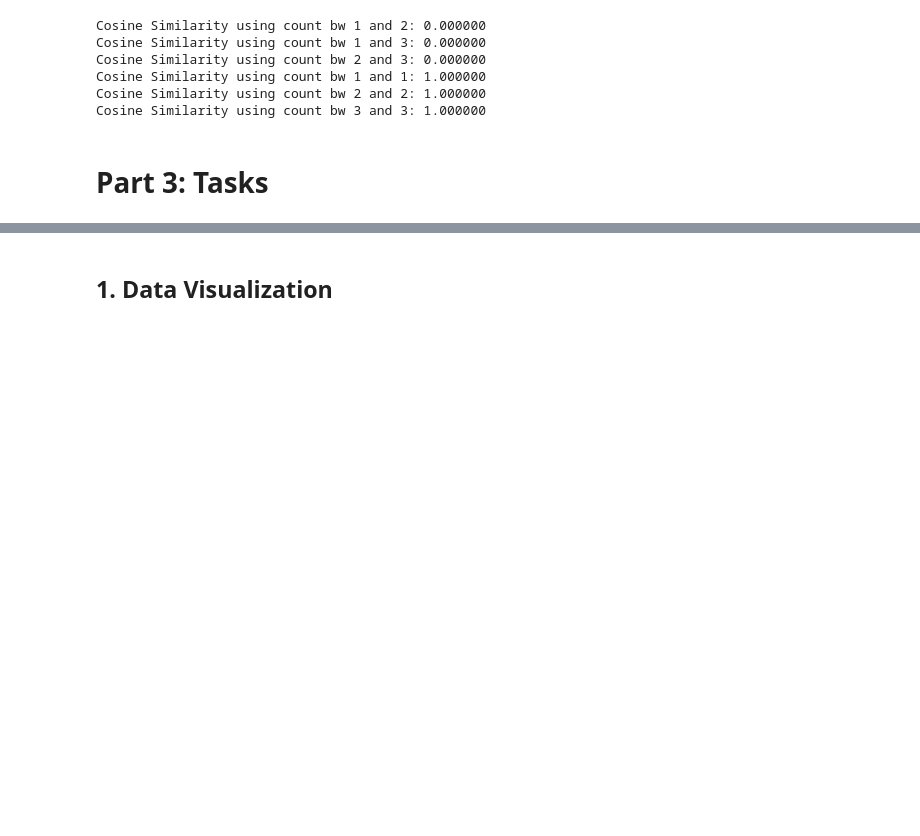
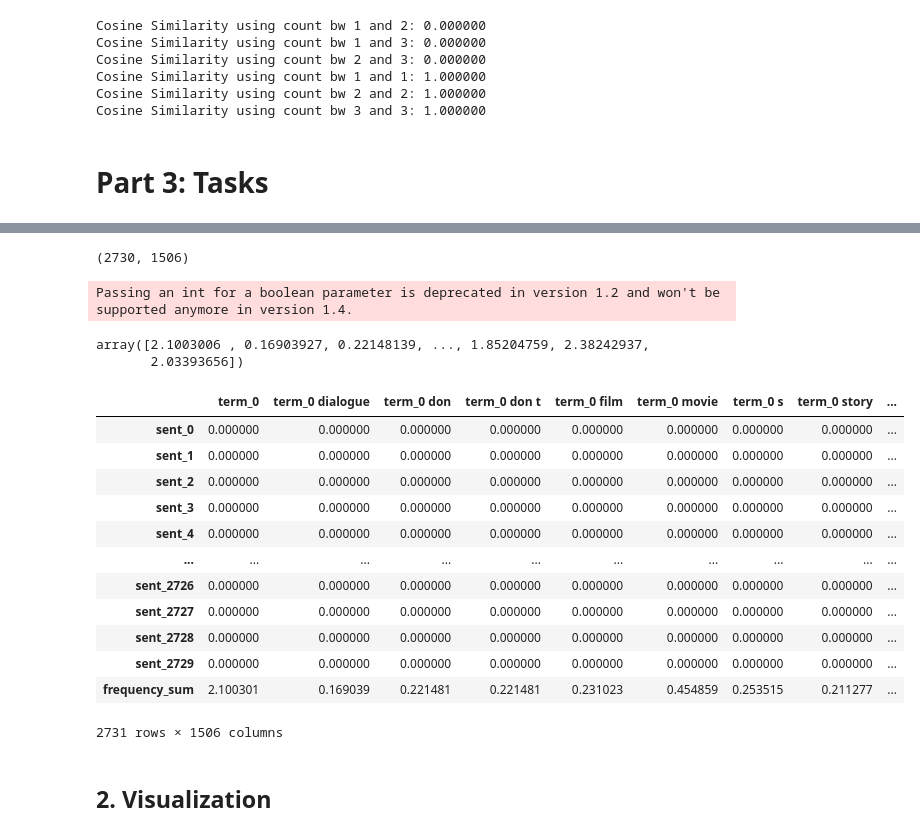
Before and after one commit to Henry0517code/DM2023-Lab1-Master, a Jupyter notebook: Homework/DM2023-Lab1-Homework.ipynb, the cells around one changed output, grey strips where cells are left out. Saved outputs shown, nothing was run; the diff lists cells and outputs as text; code cells hidden in the pictures; blank space fills up the shorter version.

```diff
--- a/Homework/DM2023-Lab1-Homework.ipynb
+++ b/Homework/DM2023-Lab1-Homework.ipynb
@@ -793,2 +804,42 @@ Cosine Similarity using count bw 3 and 3: 1.000000
+# %%
+# text preprocessing
+tfv = TfidfVectorizer(min_df=3,  max_features=None,
+            strip_accents='unicode', analyzer='word', token_pattern=r'\w{1,}',
+            ngram_range=(1, 3), use_idf=1, smooth_idf=1, sublinear_tf=1,
+            stop_words = 'english')
+# %%
+data_counts_tfidf = tfv.fit_transform(data.sentence)
+print(data_counts_tfidf.shape)
+# %% [output]
+(2730, 1506)
+Passing an int for a boolean parameter is deprecated in version 1.2 and won't be supported anymore in version 1.4.
+# %%
+term_frequencies = np.asarray(data_counts_tfidf.sum(axis=0))[0]
+term_frequencies
+# %% [output]
+array([2.1003006 , 0.16903927, 0.22148139, ..., 1.85204759, 2.38242937,
+       2.03393656])
+# %%
+df = pd.DataFrame(data_counts_tfidf.toarray(),
+                  columns=["term_" + s for s in tfv.get_feature_names_out()],
+                  index=["sent_" + str(i) for i in range(0, data_counts_tfidf.shape[0])])
+df = df.T
+df['frequency_sum'] = term_frequencies
+df = df.T
+display(df)
+# %% [output]
+|  | term_0 | term_0 dialogue | term_0 don | term_0 don t | term_0 film | term_0 movie | term_0 s | term_0 story | ... |
+| sent_0 | 0.000000 | 0.000000 | 0.000000 | 0.000000 | 0.000000 | 0.000000 | 0.000000 | 0.000000 | ... |
+| sent_1 | 0.000000 | 0.000000 | 0.000000 | 0.000000 | 0.000000 | 0.000000 | 0.000000 | 0.000000 | ... |
+| sent_2 | 0.000000 | 0.000000 | 0.000000 | 0.000000 | 0.000000 | 0.000000 | 0.000000 | 0.000000 | ... |
+| sent_3 | 0.000000 | 0.000000 | 0.000000 | 0.000000 | 0.000000 | 0.000000 | 0.000000 | 0.000000 | ... |
+| sent_4 | 0.000000 | 0.000000 | 0.000000 | 0.000000 | 0.000000 | 0.000000 | 0.000000 | 0.000000 | ... |
+| ... | ... | ... | ... | ... | ... | ... | ... | ... | ... |
+| sent_2726 | 0.000000 | 0.000000 | 0.000000 | 0.000000 | 0.000000 | 0.000000 | 0.000000 | 0.000000 | ... |
+| sent_2727 | 0.000000 | 0.000000 | 0.000000 | 0.000000 | 0.000000 | 0.000000 | 0.000000 | 0.000000 | ... |
+| sent_2728 | 0.000000 | 0.000000 | 0.000000 | 0.000000 | 0.000000 | 0.000000 | 0.000000 | 0.000000 | ... |
+| sent_2729 | 0.000000 | 0.000000 | 0.000000 | 0.000000 | 0.000000 | 0.000000 | 0.000000 | 0.000000 | ... |
+| frequency_sum | 2.100301 | 0.169039 | 0.221481 | 0.221481 | 0.231023 | 0.454859 | 0.253515 | 0.211277 | ... |
+2731 rows × 1506 columns
 # %% [markdown]
-## 1. Data Visualization
+## 2. Visualization
```
Also changed, not shown: parts of 21 cells of this notebook, 1 other file.
